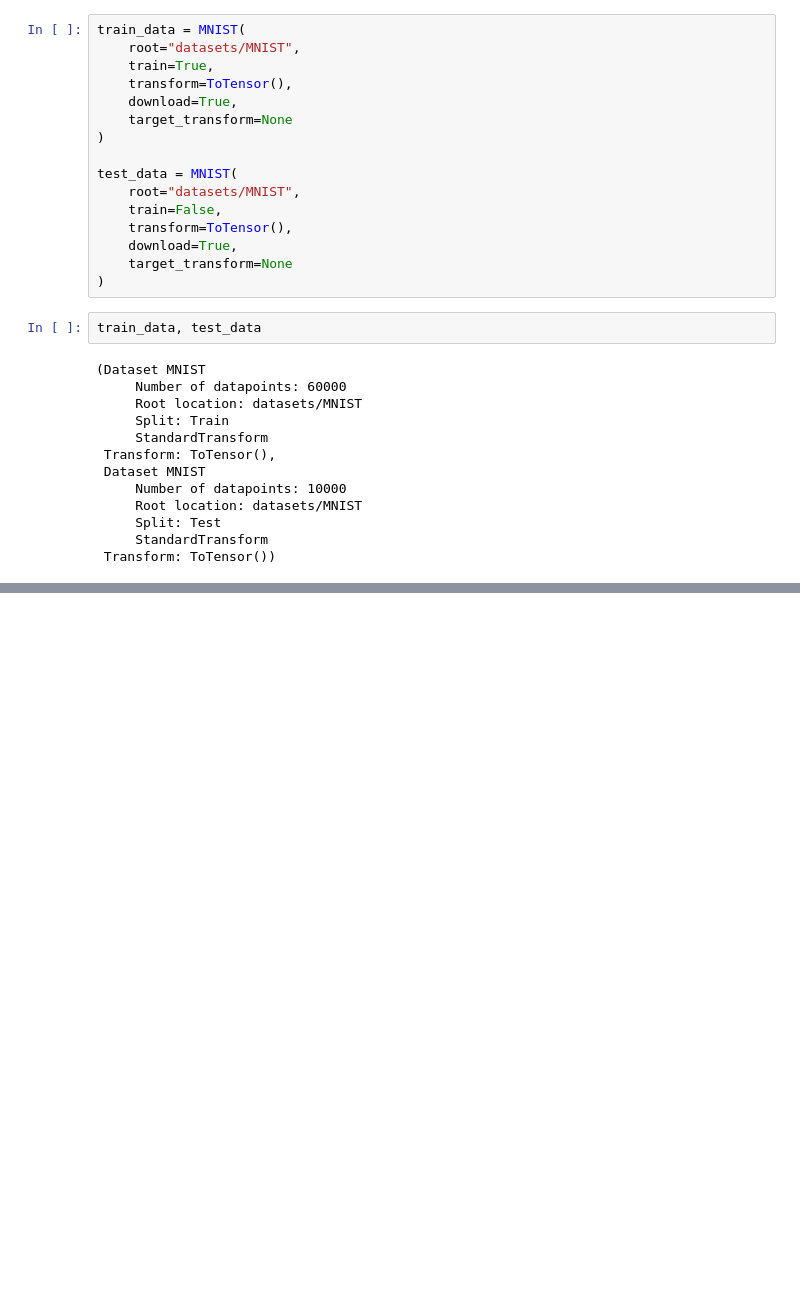
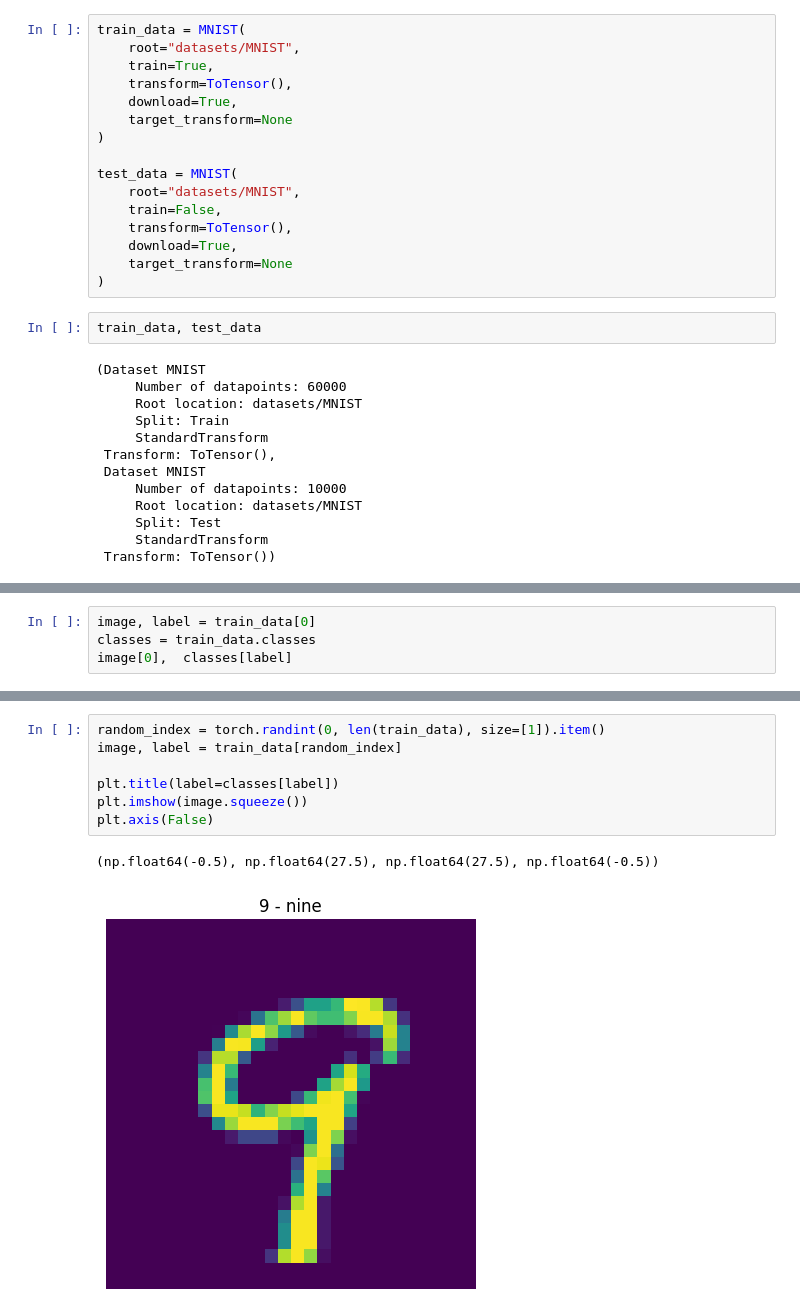
Before and after one commit to MuhammadAbuBakarQureshi/Machine-Learning, a Jupyter notebook: PyTorch/09-PyTorch-Computer-Vision-MNIST.ipynb, the cells around one changed output, grey strips where cells are left out. Saved outputs shown, nothing was run; the diff lists cells and outputs as text; blank space fills up the shorter version.

```diff
--- a/PyTorch/09-PyTorch-Computer-Vision-MNIST.ipynb
+++ b/PyTorch/09-PyTorch-Computer-Vision-MNIST.ipynb
@@ -51,0 +71,4 @@ train_data, test_data
+# %%
+image, label = train_data[0]
+classes = train_data.classes
+image[0],  classes[label]
@@ -51,0 +93,10 @@ train_data, test_data
+# %%
+random_index = torch.randint(0, len(train_data), size=[1]).item()
+image, label = train_data[random_index]
+
+plt.title(label=classes[label])
+plt.imshow(image.squeeze())
+plt.axis(False)
+# %% [output]
+(np.float64(-0.5), np.float64(27.5), np.float64(27.5), np.float64(-0.5))
+[figure, added]
```
Also changed, not shown: parts of 31 cells of this notebook.
